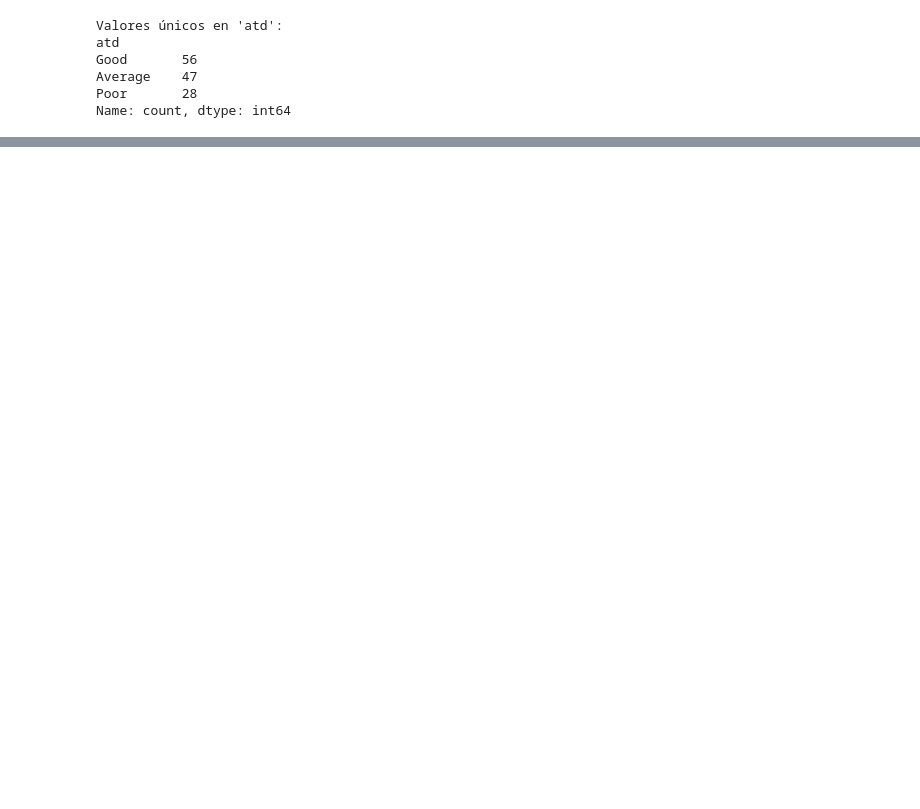
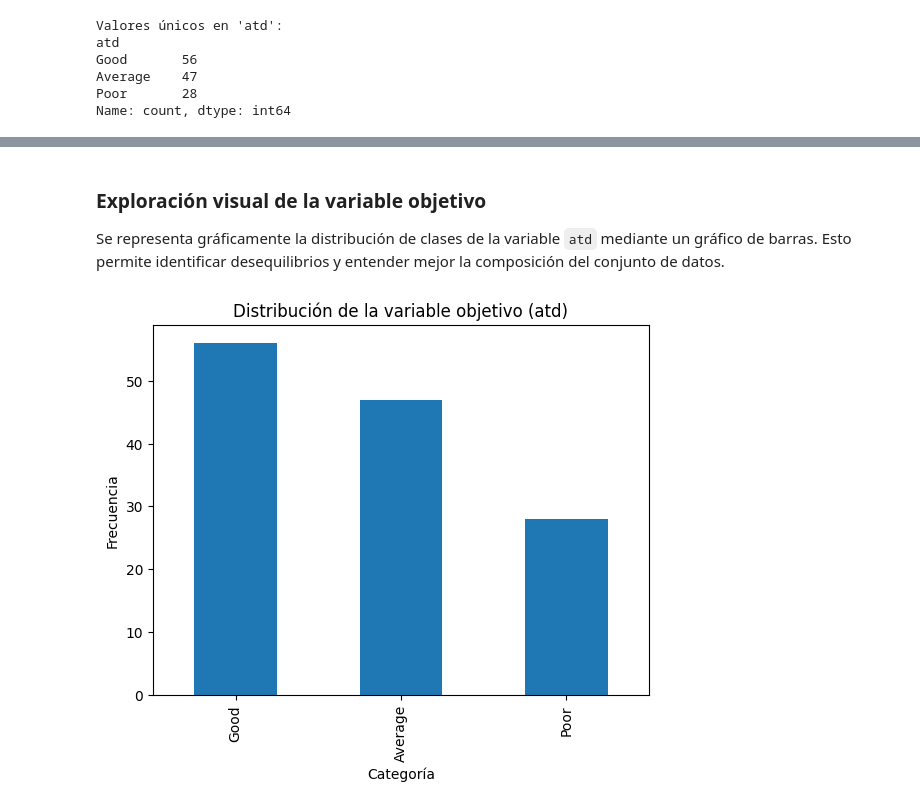
Before and after one commit to RicardoMFC/Proyecto-AA, a Jupyter notebook: Trabajo.ipynb, the cells around one changed output, grey strips where cells are left out. Drawn from its saved outputs; the diff is of its cells as text; code cells hidden in the pictures; blank space fills up the shorter version.

```diff
--- a/Trabajo.ipynb
+++ b/Trabajo.ipynb
@@ -137,0 +229,11 @@ df_encoded.head()
+# %% [markdown]
+### Exploración visual de la variable objetivo
+
+Se representa gráficamente la distribución de clases de la variable `atd` mediante un gráfico de barras. Esto permite identificar desequilibrios y entender mejor la composición del conjunto de datos.
+# %%
+df_scipy['atd'].value_counts().plot(kind='bar', title='Distribución de la variable objetivo (atd)')
+plt.xlabel('Categoría')
+plt.ylabel('Frecuencia')
+plt.show()
+# %% [output]
+[figure, added]
```
Also changed, not shown: parts of 23 cells of this notebook.
